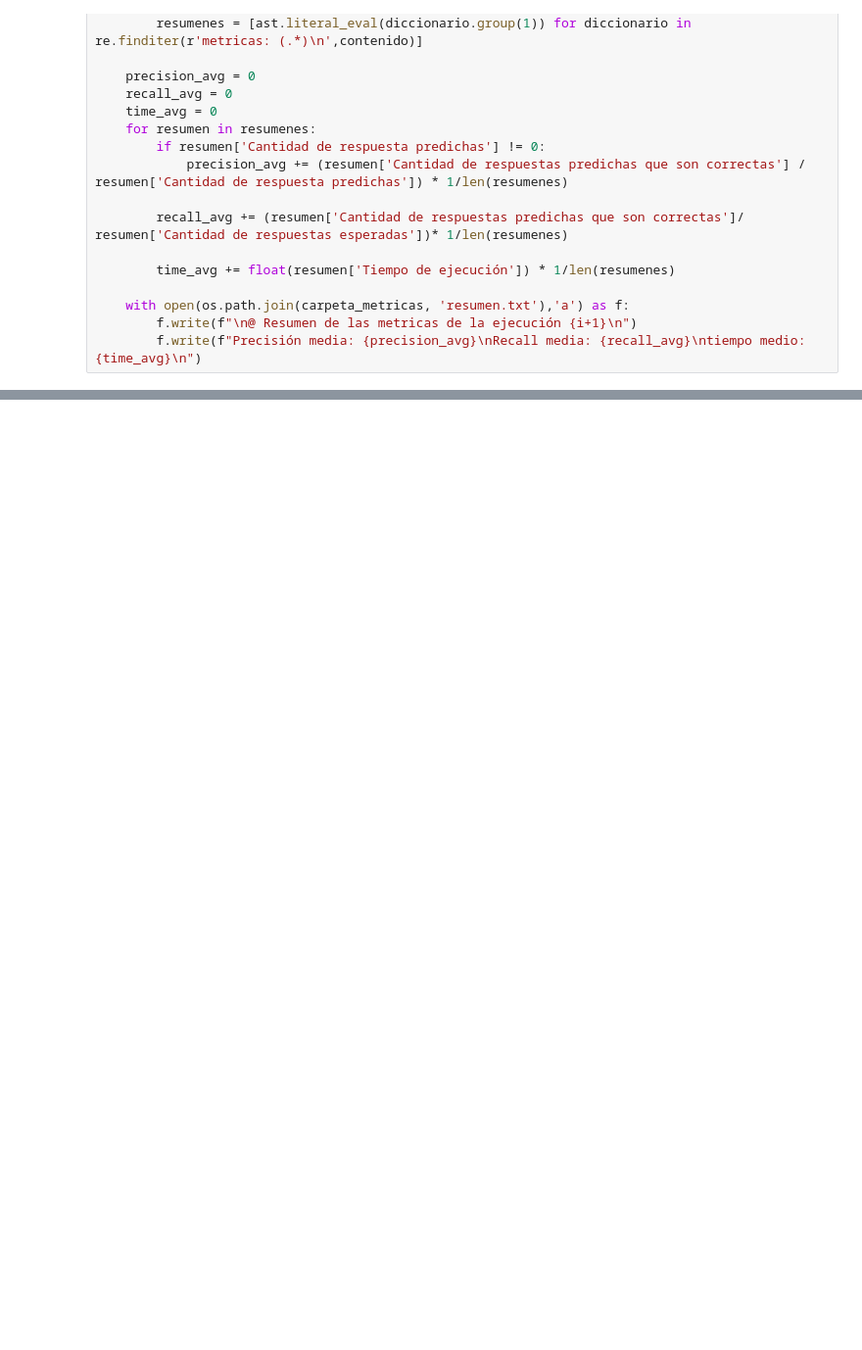
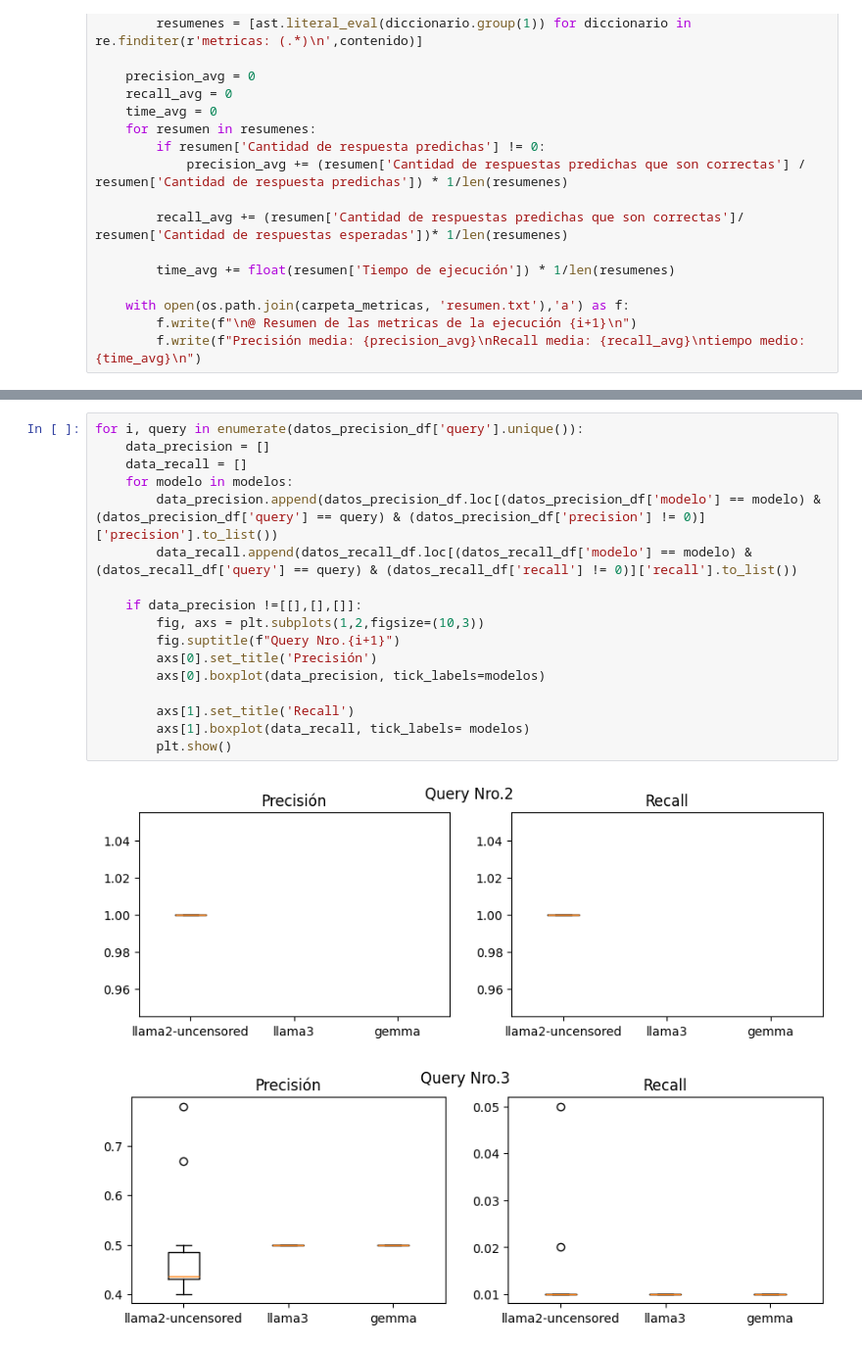
Before and after one commit to Kenny-R/evariste, a Jupyter notebook: calcular_metricas.ipynb, the cells around one changed output, grey strips where cells are left out. Shown at 98% size. Saved outputs shown, nothing was run; the diff lists cells and outputs as text; blank space fills up the shorter version.

```diff
--- a/calcular_metricas.ipynb
+++ b/calcular_metricas.ipynb
@@ -97,0 +140,20 @@ for i, nombre in enumerate(nombre_archivos):
+# %%
+for i, query in enumerate(datos_precision_df['query'].unique()):
+    data_precision = []
+    data_recall = []
+    for modelo in modelos:
+        data_precision.append(datos_precision_df.loc[(datos_precision_df['modelo'] == modelo) & (datos_precision_df['query'] == query) & (datos_precision_df['precision'] != 0)]['precision'].to_list())
+        data_recall.append(datos_recall_df.loc[(datos_recall_df['modelo'] == modelo) & (datos_recall_df['query'] == query) & (datos_recall_df['recall'] != 0)]['recall'].to_list())
+
+    if data_precision !=[[],[],[]]:
+        fig, axs = plt.subplots(1,2,figsize=(10,3))
+        fig.suptitle(f"Query Nro.{i+1}")
+        axs[0].set_title('Precisión')
+        axs[0].boxplot(data_precision, tick_labels=modelos)
+
+        axs[1].set_title('Recall')
+        axs[1].boxplot(data_recall, tick_labels= modelos)
+        plt.show()
+# %% [output]
+[figure, added]
+[figure, added]
```
Also changed, not shown: parts of 6 cells of this notebook.
